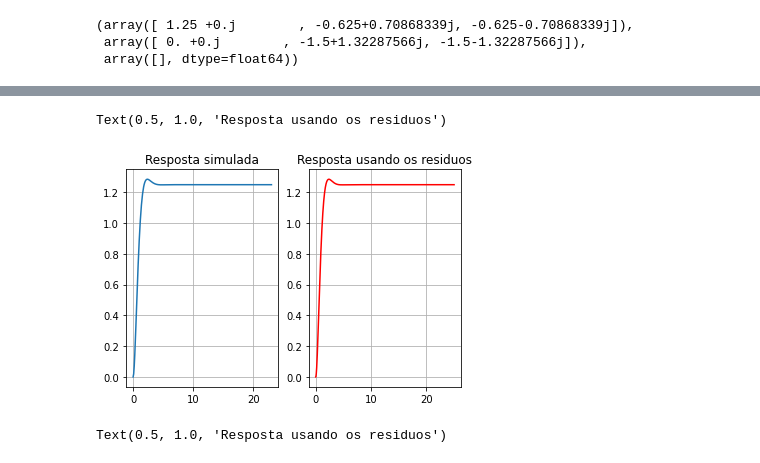
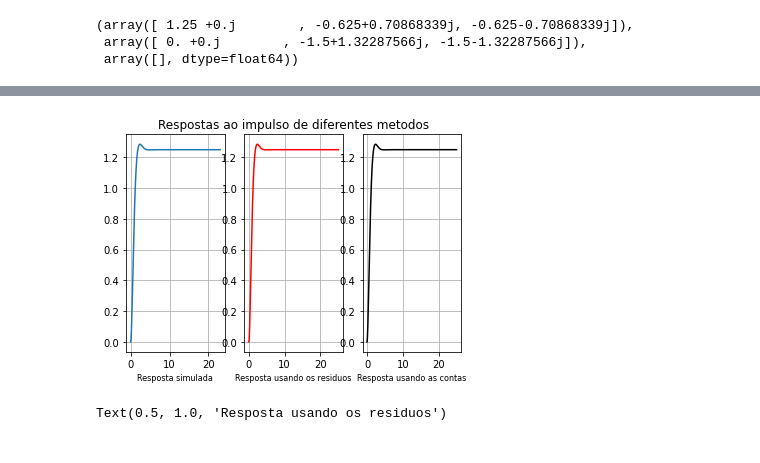
Before and after one commit to JoaoYukio/PCO119, a Jupyter notebook: testeResidues/exercicio1Numerico.ipynb, the cells around one changed output, grey strips where cells are left out. Cells and saved outputs as stored; diff of their text form; code cells hidden in the pictures.

```diff
--- a/testeResidues/exercicio1Numerico.ipynb
+++ b/testeResidues/exercicio1Numerico.ipynb
@@ -38,20 +38,37 @@ res = []
 for t1 in T1:
     yt1 = res1[0][0]*cmath.exp(res1[1][0]*t1) + res1[0][1]*cmath.exp(res1[1][1]*t1) + res1[0][2]*cmath.exp(res1[1][2]*t1)
     res.append(yt1)
+# %%
+def createVal(T = None):
+    import math
+    from math import e, cos, sin, sqrt
+    res = []
+    for t in T:
+        yt = (5/4) - ((5/4)*((e**(-3/2*t)*cos((sqrt(7)/2)*t))+((3/(sqrt(7))*e**((-3/2)*t)*sin((sqrt(7)/2)*t)))))
+        res.append(yt)
+    return res
+# %%
+yout2 = createVal(T1)
 # %%
 import matplotlib.pyplot as plt
-plt.figure(0)
-plt.subplot(1,2,1)
+plt.subplot(1,3,1)
 plt.plot(yout, T)
+plt.xlabel("Resposta simulada", fontsize = 8)
 plt.grid()
-plt.title("Resposta simulada")
-plt.subplot(1,2,2)
+#plt.title("Resposta simulada")
+plt.subplot(1,3,2)
 plt.plot(T1, res, 'r')
+plt.xlabel("Resposta usando os residuos", fontsize = 8)
+plt.title("Respostas ao impulso de diferentes metodos")
 plt.grid()
-plt.title("Resposta usando os residuos")
+#plt.title("Resposta usando os residuos")
+plt.subplot(1,3,3)
+plt.plot(T1, yout2, 'k')
+plt.xlabel("Resposta usando as contas", fontsize = 8)
+plt.grid()
+#plt.title("Resposta usando as contas")
 # %% [output]
-Text(0.5, 1.0, 'Resposta usando os residuos')
-[figure, old version]
+[figure, new version]
 # %%
 plt.figure(0)
 plt.subplot(2,1,1)
```
Also changed, not shown: 3 other files.
